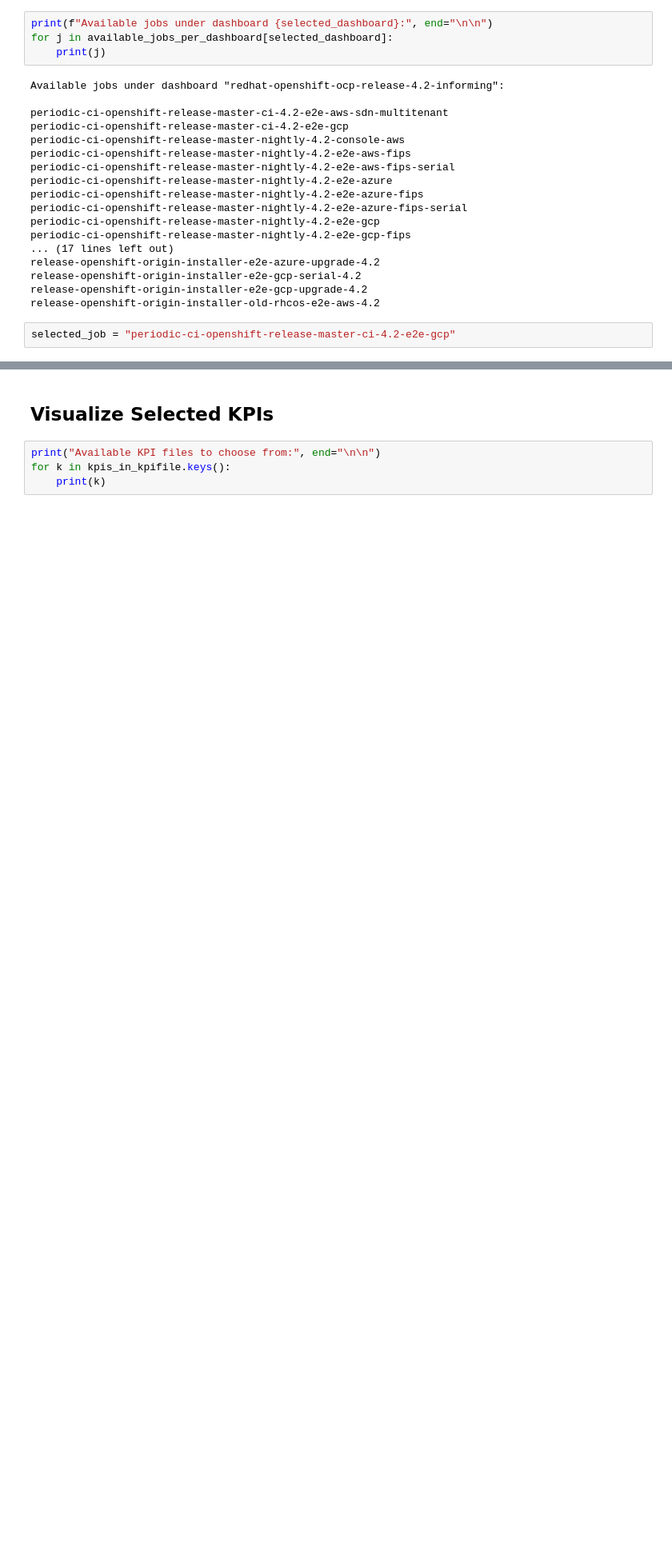
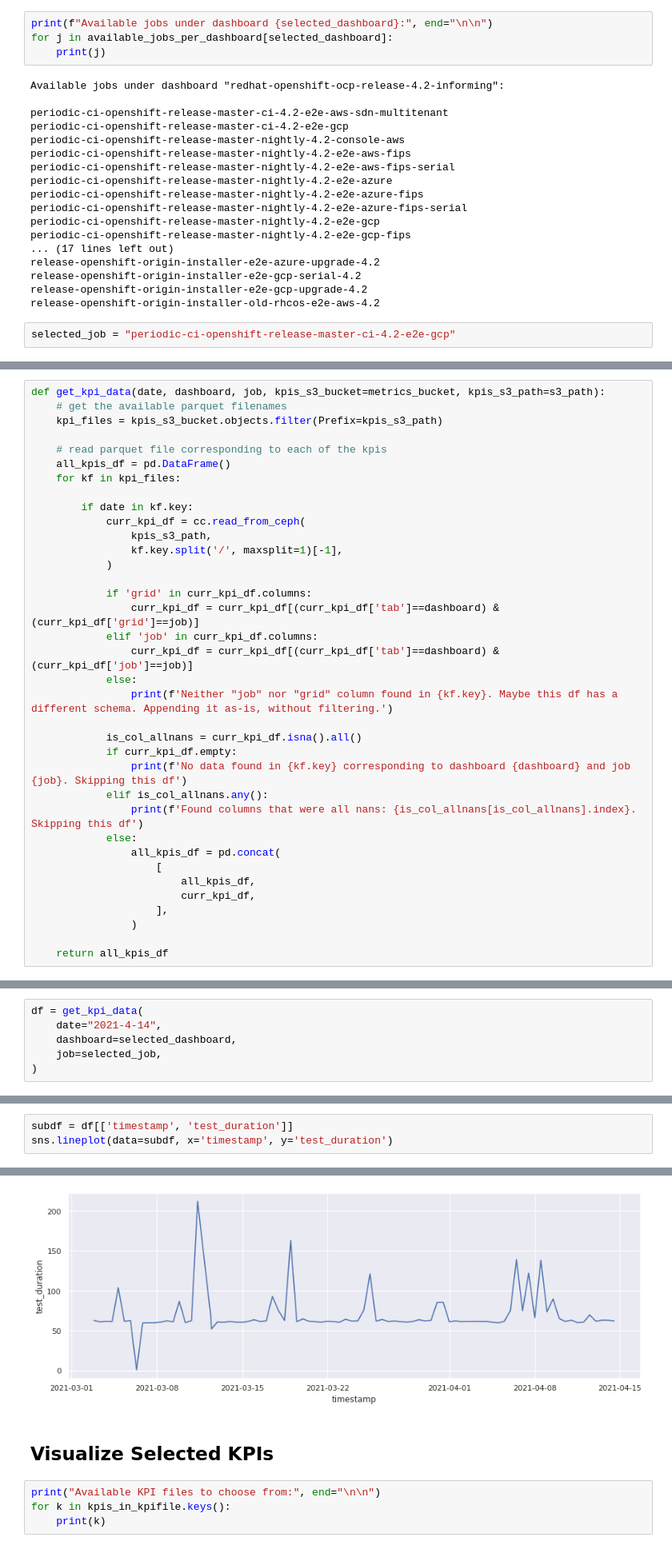
Before and after one commit to hemajv/ocp-ci-analysis, a Jupyter notebook: notebooks/data-sources/TestGrid/metrics/metrics_visualization.ipynb, the cells around one changed output, grey strips where cells are left out. Shown: that part at 80% size. Drawn from its saved outputs; the diff is of its cells as text; blank space fills up the shorter version.

Commit message:
Add func to get all kpis for date,dashboard,job

```diff
--- a/notebooks/data-sources/TestGrid/metrics/metrics_visualization.ipynb
+++ b/notebooks/data-sources/TestGrid/metrics/metrics_visualization.ipynb
@@ -152,0 +153,36 @@ selected_job = "periodic-ci-openshift-release-master-ci-4.2-e2e-gcp"
+# %%
+def get_kpi_data(date, dashboard, job, kpis_s3_bucket=metrics_bucket, kpis_s3_path=s3_path):
+    # get the available parquet filenames
+    kpi_files = kpis_s3_bucket.objects.filter(Prefix=kpis_s3_path)
+
+    # read parquet file corresponding to each of the kpis
+    all_kpis_df = pd.DataFrame()
+    for kf in kpi_files:
+
+        if date in kf.key:
+            curr_kpi_df = cc.read_from_ceph(
+                kpis_s3_path,
+                kf.key.split('/', maxsplit=1)[-1],
+            )
+
+            if 'grid' in curr_kpi_df.columns:
+                curr_kpi_df = curr_kpi_df[(curr_kpi_df['tab']==dashboard) & (curr_kpi_df['grid']==job)]
+            elif 'job' in curr_kpi_df.columns:
+                curr_kpi_df = curr_kpi_df[(curr_kpi_df['tab']==dashboard) & (curr_kpi_df['job']==job)]
+            else:
+                print(f'Neither "job" nor "grid" column found in {kf.key}. Maybe this df has a different schema. Appending it as-is, without filtering.')
+
+            is_col_allnans = curr_kpi_df.isna().all()
+            if curr_kpi_df.empty:
+                print(f'No data found in {kf.key} corresponding to dashboard {dashboard} and job {job}. Skipping this df')
+            elif is_col_allnans.any():
+                print(f'Found columns that were all nans: {is_col_allnans[is_col_allnans].index}. Skipping this df')
+            else:
+                all_kpis_df = pd.concat(
+                    [
+                        all_kpis_df,
+                        curr_kpi_df,
+                    ],
+                )
+
+    return all_kpis_df
@@ -152,0 +191,6 @@ selected_job = "periodic-ci-openshift-release-master-ci-4.2-e2e-gcp"
+# %%
+df = get_kpi_data(
+    date="2021-4-14",
+    dashboard=selected_dashboard,
+    job=selected_job,
+)
@@ -152,0 +203,4 @@ selected_job = "periodic-ci-openshift-release-master-ci-4.2-e2e-gcp"
+# %%
+subdf = df[['timestamp', 'test_duration']]
+sns.lineplot(data=subdf, x='timestamp', y='test_duration')
+# %% [output]
@@ -153,3 +208,4 @@ selected_job = "periodic-ci-openshift-release-master-ci-4.2-e2e-gcp"
+[figure, added]
 # %% [markdown]
 ## Visualize Selected KPIs
 # %%
```
Also changed, not shown: parts of 5 cells of this notebook.
